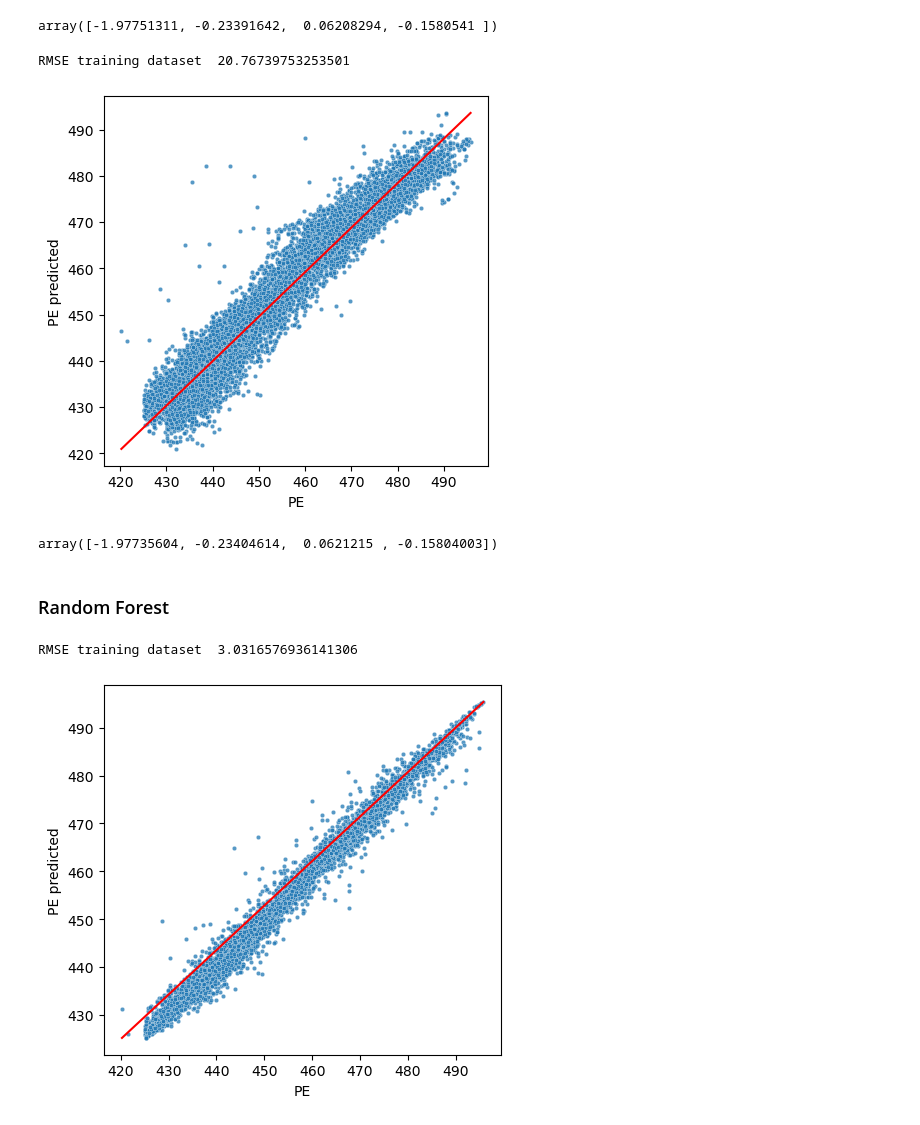
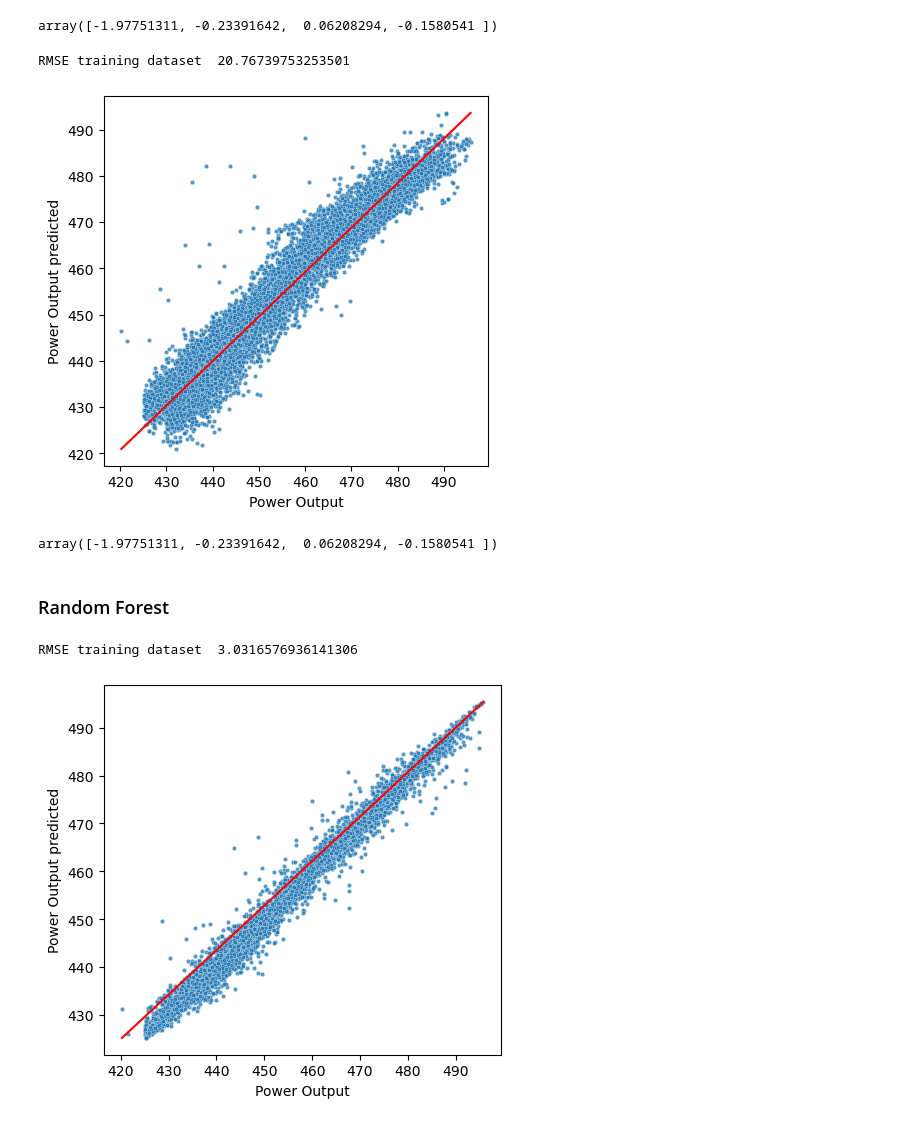
Before and after one commit to Cool-Chaoz/CCPP_demoproject, a Jupyter notebook: CCPP_modeling.ipynb, the cells around one changed output. Drawn from its saved outputs; the diff is of its cells as text; code cells hidden in the pictures.

```diff
--- a/CCPP_modeling.ipynb
+++ b/CCPP_modeling.ipynb
@@ -4,7 +4,8 @@ import seaborn as sns
 import numpy as np
 import matplotlib.pyplot as plt
 # %%
-df = pd.read_csv('/Users/chaozhang/Documents/ChaoLearning/Machine Learning Foundations for Product Managers/CCPP_data.csv')
+#df = pd.read_csv('/Users/chaozhang/Documents/ChaoLearning/AI Product Management/Machine Learning Foundations for Product Managers/CCPP_modeling/CCPP_data.csv')
+df = pd.read_csv('CCPP_data.csv')
 
 ## - Temperature (T) in the range 1.81°C to 37.11°C,
 ## - Ambient Pressure (AP) in the range 992.89-1033.30 milibar,
@@ -30,3 +15,11 @@ df
+# %%
+df.rename(columns={"AT": "Ambient Temperature",
+                   "AP": "Ambient Pressure",
+                   "RH": "Relative Humidity",
+                   "V": "Exhaust Vacuum",
+                   "PE": "Power Output"
+                   },
+          inplace= True)
 # %%
 sns.pairplot(df,plot_kws={"s": 5,'alpha': 0.4})
 # %% [output]
@@ -35,7 +28,7 @@ sns.pairplot(df,plot_kws={"s": 5,'alpha': 0.4})
 # %%
 from sklearn.model_selection import train_test_split
-X = df[['AT','V','AP','RH']]
-y = df['PE']
+X = df[['Ambient Temperature','Exhaust Vacuum','Ambient Pressure','Relative Humidity']]
+y = df['Power Output']
 # X_train, X_test, y_train, y_test = train_test_split(X, y, test_size=0.2, random_state=3)
 # %% [markdown]
 ### Linear Regression
@@ -53,31 +46,31 @@ array([-1.97751311, -0.23391642,  0.06208294, -0.1580541 ])
 # %%
 y_predict = pd.DataFrame(
     data = lin_model.predict(X),
-    columns = ['PE predicted']
+    columns = ['Power Output predicted']
     )
 # %%
 sns.scatterplot(
     x = y,
-    y = y_predict['PE predicted'],
+    y = y_predict['Power Output predicted'],
     s = 10,
     alpha = 0.75
 )
 plt.gca().set_aspect('equal', adjustable='box')
 sns.lineplot(
     x=np.linspace(y.min(),y.max(), 100),
-    y=np.linspace(y_predict['PE predicted'].min(), y_predict['PE predicted'].max(), 100),
+    y=np.linspace(y_predict['Power Output predicted'].min(), y_predict['Power Output predicted'].max(), 100),
     color='red',
     #label='y = x'
     )
 
-print('RMSE training dataset ',np.mean((y- y_predict['PE predicted'])**2))
+print('RMSE training dataset ',np.mean((y- y_predict['Power Output predicted'])**2))
 # %% [output]
 RMSE training dataset  20.76739753253501
-[figure, old version]
+[figure, new version]
 # %%
 lin_model.coef_
 # %% [output]
-array([-1.97735604, -0.23404614,  0.0621215 , -0.15804003])
+array([-1.97751311, -0.23391642,  0.06208294, -0.1580541 ])
 # %% [markdown]
 ### Random Forest
 # %%
@@ -92,19 +85,19 @@ y_predict = pd.DataFrame(
 # %%
 sns.scatterplot(
     x = y,
-    y = y_predict['PE predicted'],
+    y = y_predict['Power Output predicted'],
     s = 10,
     alpha = 0.75
 )
 plt.gca().set_aspect('equal', adjustable='box')
 sns.lineplot(
     x=np.linspace(y.min(),y.max(), 100),
-    y=np.linspace(y_predict['PE predicted'].min(), y_predict['PE predicted'].max(), 100),
+    y=np.linspace(y_predict['Power Output predicted'].min(), y_predict['Power Output predicted'].max(), 100),
     color='red',
     #label='y = x'
     )
 
-print('RMSE training dataset ',np.mean((y- y_predict['PE predicted'])**2))
+print('RMSE training dataset ',np.mean((y- y_predict['Power Output predicted'])**2))
 # %% [output]
 RMSE training dataset  3.0316576936141306
-[figure, old version]
+[figure, new version]
```
Also changed, not shown: parts of 3 cells of this notebook.
